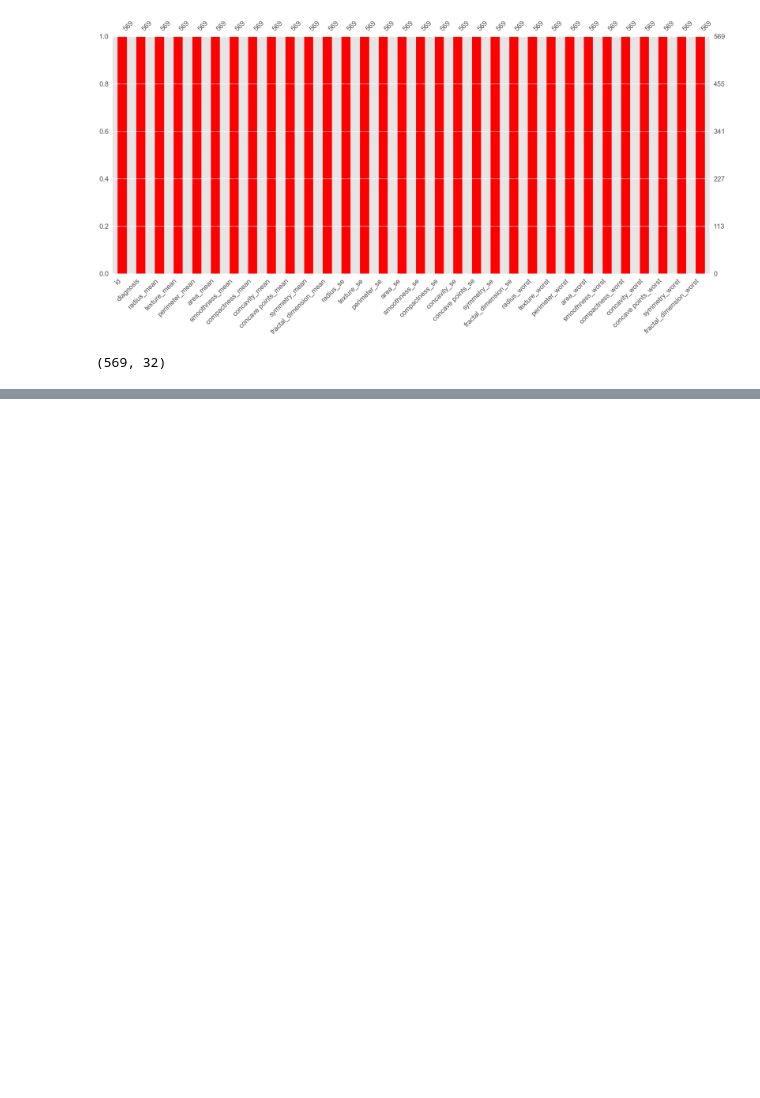
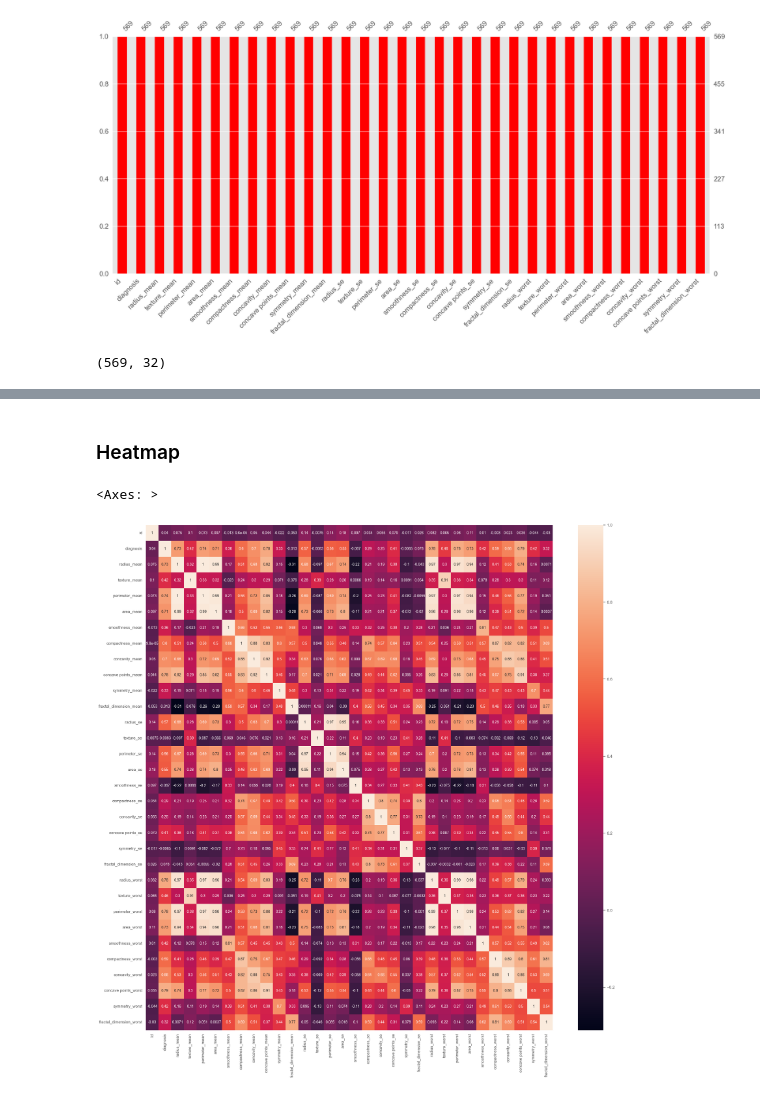
Before and after one commit to vikasjangidmk/Breast-Cancer-Diagnosis-Using-ML-Comparing-Traditional-and-Boosting-Models, a Jupyter notebook: Cancer.ipynb, the cells around one changed output, grey strips where cells are left out. Drawn from its saved outputs; the diff is of its cells as text; code cells hidden in the pictures; blank space fills up the shorter version.

```diff
--- a/Cancer.ipynb
+++ b/Cancer.ipynb
@@ -131,0 +151,8 @@ Name: count, dtype: int64
+# %% [markdown]
+### Heatmap
+# %%
+plt.figure(figsize=(25,25))
+sns.heatmap(df.corr().T,annot=True)
+# %% [output]
+<Axes: >
+[figure, added]
```
Also changed, not shown: parts of 17 cells of this notebook.
